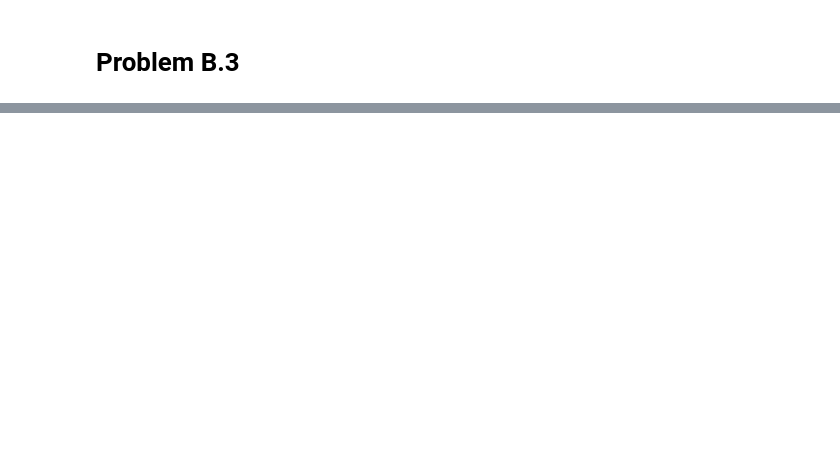
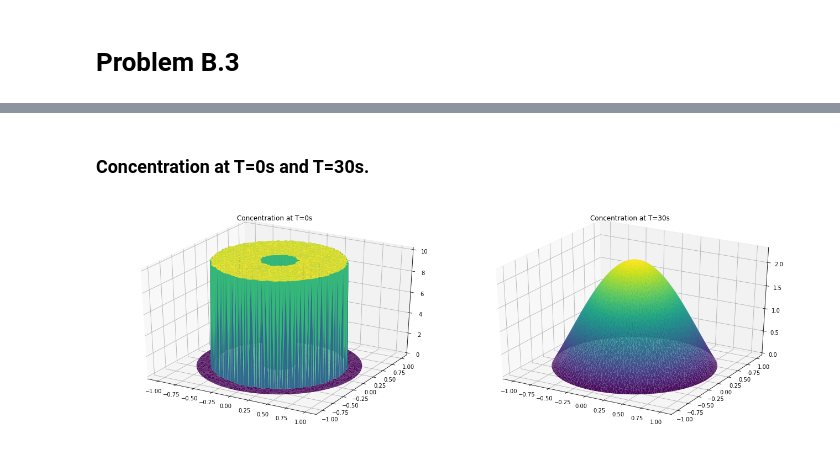
Before and after one commit to CarmenLee111/FEM_course, a Jupyter notebook: ProjectB.ipynb, the cells around one changed output, grey strips where cells are left out. Drawn from its saved outputs; the diff is of its cells as text; code cells hidden in the pictures; blank space fills up the shorter version.

```diff
--- a/ProjectB.ipynb
+++ b/ProjectB.ipynb
@@ -108,0 +413,16 @@ plt.show()
+# %% [markdown]
+### Concentration at T=0s and T=30s.
+# %%
+fig = plt.figure(figsize=(18, 6))
+ax = fig.add_subplot(1, 2, 1, projection='3d')
+ax.plot_trisurf(x, y, u_initial(p), cmap='viridis')
+ax.set_title('Concentration at T=0s')
+ax = fig.add_subplot(1, 2, 2, projection='3d')
+ax.plot_trisurf(x, y, xi, cmap='viridis')
+ax.set_title('Concentration at T=30s')
+plt.savefig('imgs/Concentration_0-30_hmax005k02.png')
+
+plt.tight_layout()
+plt.show()
+# %% [output]
+[figure, added]
```
Also changed, not shown: parts of 26 cells of this notebook, 1 other file.
